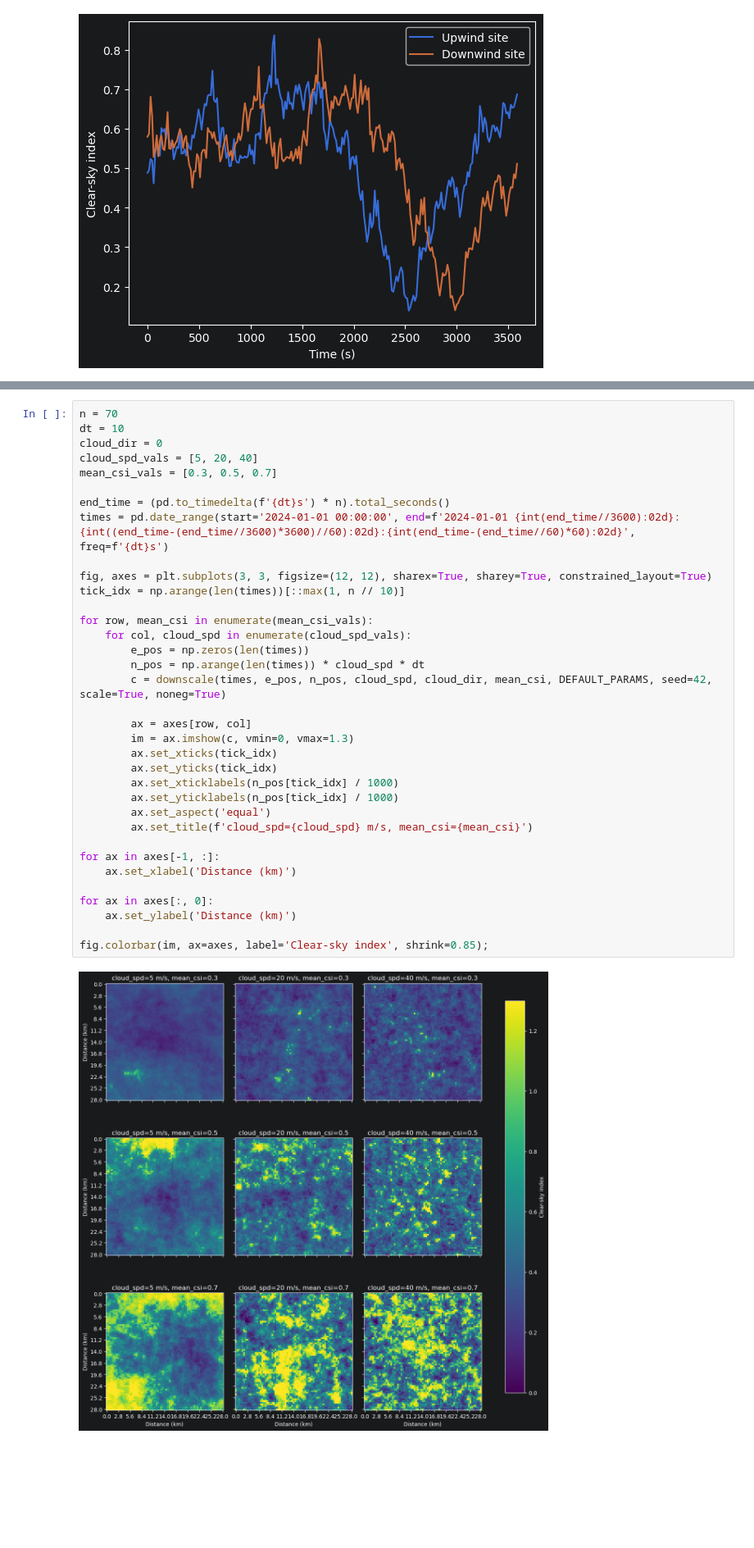
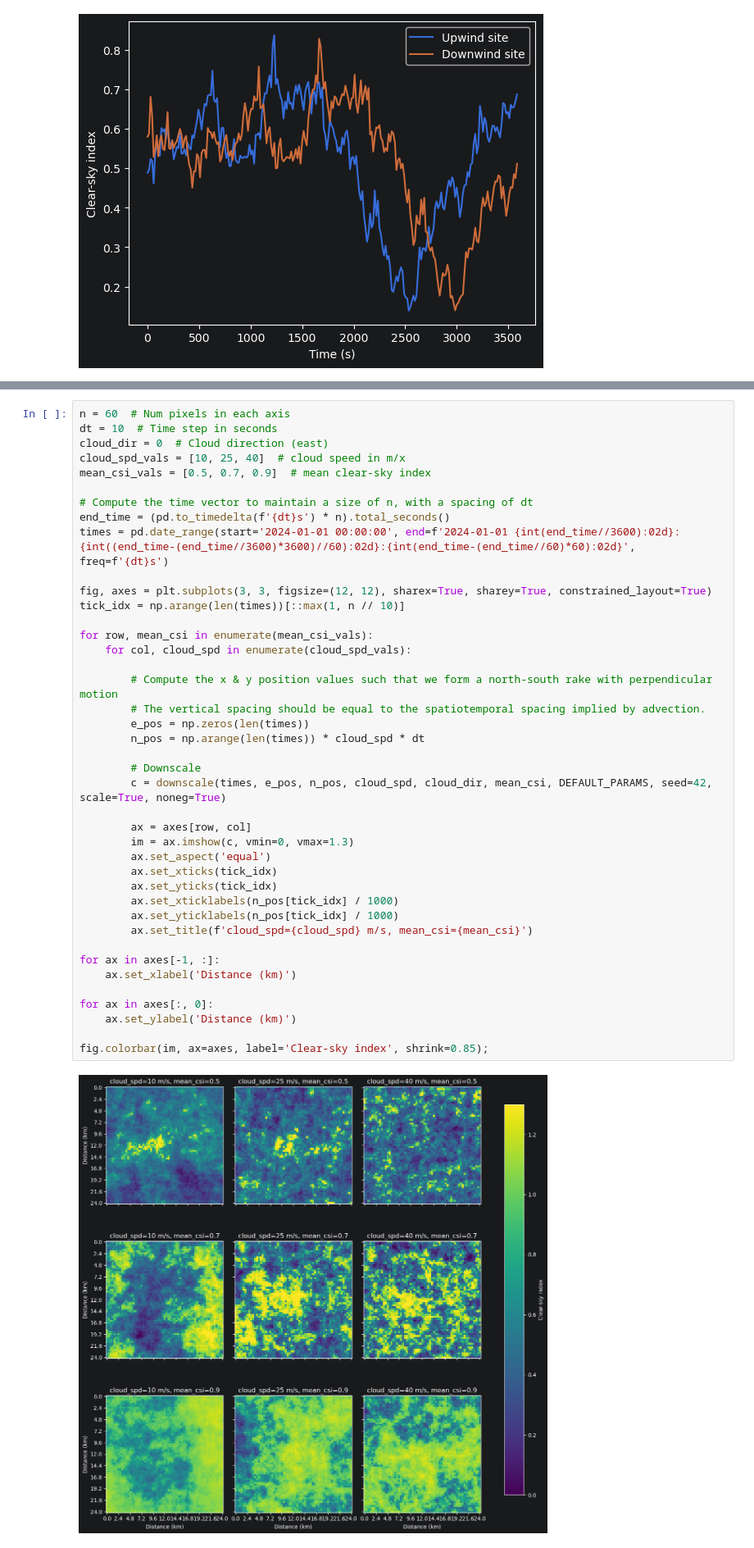
Before and after one commit to jranalli/solarspatialtools, a Jupyter notebook: demos/synthetic_copula_demo.ipynb, the cells around one changed output, grey strips where cells are left out. Shown at 82% size. Drawn from its saved outputs; the diff is of its cells as text; blank space fills up the shorter version.

Commit message:
Generate plots to demonstrate the cloud field.

```diff
--- a/demos/synthetic_copula_demo.ipynb
+++ b/demos/synthetic_copula_demo.ipynb
@@ -63,37 +65,43 @@ We could generate a cloud field by generating a grid of points with spatial sepa
 # %%
-n = 70
-dt = 10
-cloud_dir = 0
-cloud_spd_vals = [5, 20, 40]
-mean_csi_vals = [0.3, 0.5, 0.7]
+n = 60  # Num pixels in each axis
+dt = 10  # Time step in seconds
+cloud_dir = 0  # Cloud direction (east)
+cloud_spd_vals = [10, 25, 40]  # cloud speed in m/x
+mean_csi_vals = [0.5, 0.7, 0.9]  # mean clear-sky index
 
+# Compute the time vector to maintain a size of n, with a spacing of dt
 end_time = (pd.to_timedelta(f'{dt}s') * n).total_seconds()
 times = pd.date_range(start='2024-01-01 00:00:00', end=f'2024-01-01 {int(end_time//3600):02d}:{int((end_time-(end_time//3600)*3600)//60):02d}:{int(end_time-(end_time//60)*60):02d}', freq=f'{dt}s')
 
 fig, axes = plt.subplots(3, 3, figsize=(12, 12), sharex=True, sharey=True, constrained_layout=True)
 tick_idx = np.arange(len(times))[::max(1, n // 10)]
 
 for row, mean_csi in enumerate(mean_csi_vals):
     for col, cloud_spd in enumerate(cloud_spd_vals):
+
+        # Compute the x & y position values such that we form a north-south rake with perpendicular motion
+        # The vertical spacing should be equal to the spatiotemporal spacing implied by advection.
         e_pos = np.zeros(len(times))
         n_pos = np.arange(len(times)) * cloud_spd * dt
+
+        # Downscale
         c = downscale(times, e_pos, n_pos, cloud_spd, cloud_dir, mean_csi, DEFAULT_PARAMS, seed=42, scale=True, noneg=True)
 
         ax = axes[row, col]
         im = ax.imshow(c, vmin=0, vmax=1.3)
+        ax.set_aspect('equal')
         ax.set_xticks(tick_idx)
         ax.set_yticks(tick_idx)
         ax.set_xticklabels(n_pos[tick_idx] / 1000)
         ax.set_yticklabels(n_pos[tick_idx] / 1000)
-        ax.set_aspect('equal')
         ax.set_title(f'cloud_spd={cloud_spd} m/s, mean_csi={mean_csi}')
 
 for ax in axes[-1, :]:
     ax.set_xlabel('Distance (km)')
 
 for ax in axes[:, 0]:
     ax.set_ylabel('Distance (km)')
 
 fig.colorbar(im, ax=axes, label='Clear-sky index', shrink=0.85);
 # %% [output]
-[figure, old version]
+[figure, new version]
```
Also changed, not shown: parts of 1 cell of this notebook.
